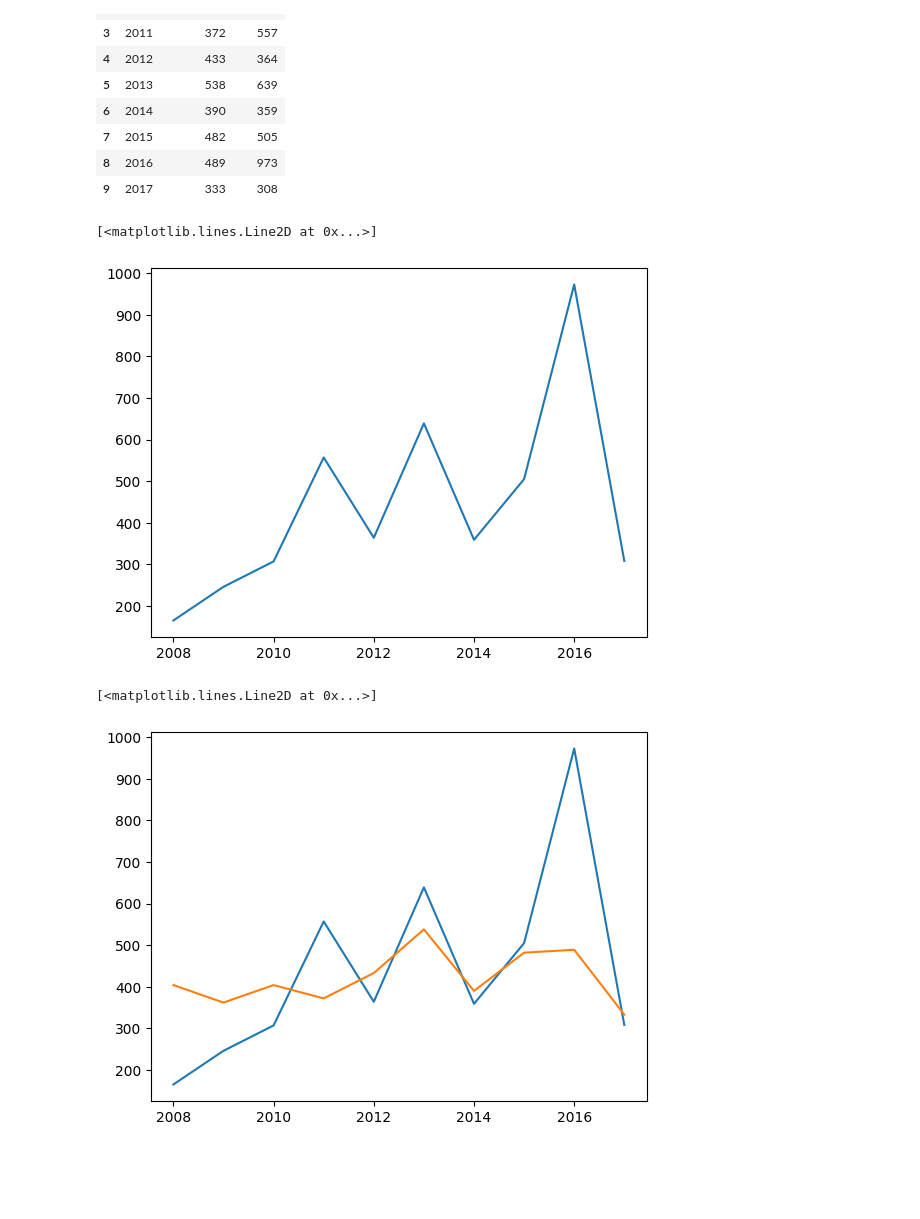
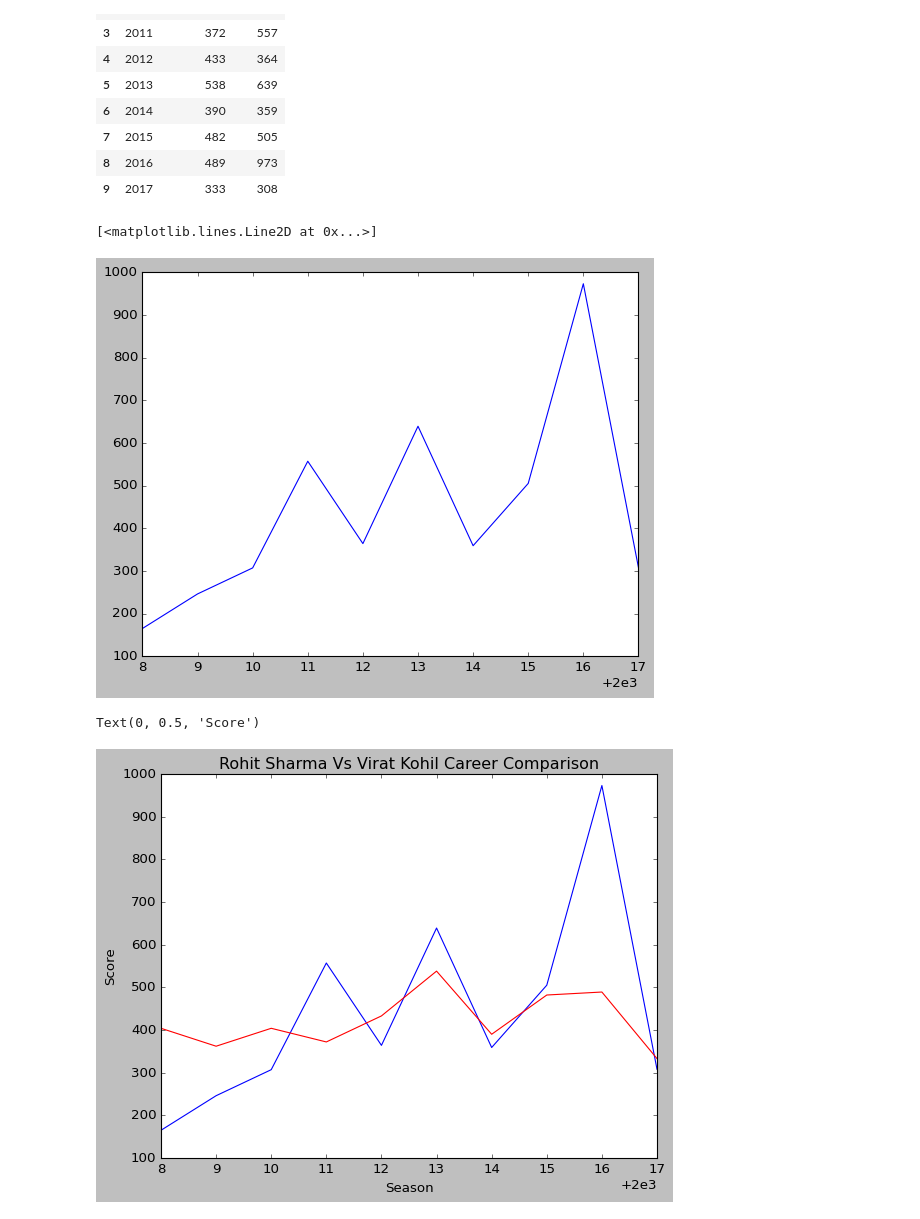
Before and after one commit to sseal2004/Machine-Learning-Full-Course, a Jupyter notebook: Python Library/MatplotLib/TypeOfData.ipynb, the cells around one changed output. Drawn from its saved outputs; the diff is of its cells as text; code cells hidden in the pictures; blank space fills up the shorter version.

```diff
--- a/Python Library/MatplotLib/TypeOfData.ipynb
+++ b/Python Library/MatplotLib/TypeOfData.ipynb
@@ -3,6 +3,9 @@ import numpy as np
 import pandas as pd
 import matplotlib.pyplot as plt
 import seaborn as sns
+
+#style
+plt.style.use('classic')
 # %% [markdown]
 TYpes of Data :
 1. Numerical Data
@@ -38,11 +41,14 @@ batsman
 plt.plot(batsman['index'],batsman['V Kohli'])
 # %% [output]
 [<matplotlib.lines.Line2D at 0x...>]
-[figure, old version]
+[figure, new version]
 # %%
 #plotting multiple plot
 plt.plot(batsman['index'],batsman['V Kohli'])#blue
-plt.plot(batsman['index'],batsman['RG Sharma'])#rohit
+plt.plot(batsman['index'],batsman['RG Sharma'],color='red')#rohit
+plt.title('Rohit Sharma Vs Virat Kohil Career Comparison')
+plt.xlabel('Season')
+plt.ylabel('Score')
 # %% [output]
-[<matplotlib.lines.Line2D at 0x...>]
+Text(0, 0.5, 'Score')
-[figure, old version]
+[figure, new version]
```
Also changed, not shown: parts of 6 cells of this notebook.
